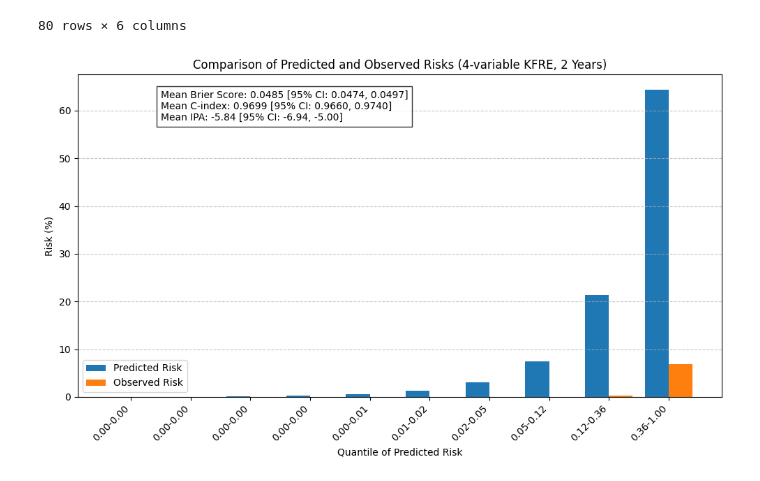
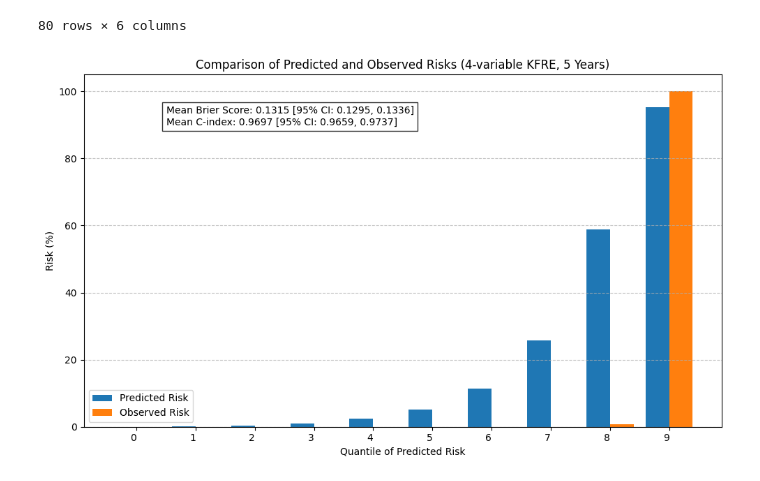
Before and after one commit to leungkcofficial/tarot, a Jupyter notebook: code/kfre.ipynb, the cells around one changed output. Cells and saved outputs as stored; diff of their text form; code cells hidden in the pictures.

```diff
--- a/code/kfre.ipynb
+++ b/code/kfre.ipynb
@@ -390,42 +427,42 @@ risk_plot_df
 # %%
 import matplotlib.pyplot as plt
 
-plot_data = risk_plot_df.loc[(risk_plot_df['KFRE'] == '4v2y') & (risk_plot_df['Time Point'] == 730)]
+plot_data = risk_plot_df.loc[(risk_plot_df['KFRE'] == '4v5y') & (risk_plot_df['Time Point'] == 1825)]
 # Extract metrics dynamically from final_df
-metrics_row = final_df[(final_df['time'] == 730) & (final_df['column'] == '4v2y')].iloc[0]
+metrics_row = final_df[(final_df['time'] == 1825) & (final_df['column'] == '4v5y')].iloc[0]
 metrics_text = (
     f"Mean Brier Score: {metrics_row['mean_brier']:.4f} [95% CI: {metrics_row['ci_lower_brier']:.4f}, {metrics_row['ci_upper_brier']:.4f}]\n"
-    f"Mean C-index: {metrics_row['mean_c_index']:.4f} [95% CI: {metrics_row['ci_lower_c_index']:.4f}, {metrics_row['ci_upper_c_index']:.4f}]\n"
-    f"Mean IPA: {metrics_row['mean_ipa']:.2f} [95% CI: {metrics_row['ci_lower_ipa']:.2f}, {metrics_row['ci_upper_ipa']:.2f}]"
+    f"Mean C-index: {metrics_row['mean_c_index']:.4f} [95% CI: {metrics_row['ci_lower_c_index']:.4f}, {metrics_row['ci_upper_c_index']:.4f}]"
+    # f"Mean IPA: {metrics_row['mean_ipa']:.2f} [95% CI: {metrics_row['ci_lower_ipa']:.2f}, {metrics_row['ci_upper_ipa']:.2f}]"
 )
 
 # Plot
 plt.figure(figsize=(10, 6))
 x = plot_data['Quantile']
 width = 0.4  # width of the bars
 
 # Plot predicted and observed risks
 plt.bar(x - width/2, plot_data['Predicted'], width=width, label='Predicted Risk')
 plt.bar(x + width/2, plot_data['Observed'], width=width, label='Observed Risk')
 
 # Add labels and title
 plt.xlabel('Quantile of Predicted Risk')
 plt.ylabel('Risk (%)')
-plt.title('Comparison of Predicted and Observed Risks (4-variable KFRE, 2 Years)')
-plt.xticks(ticks=x, labels=plot_data['Quantile Label'], rotation=45, ha='right')
+plt.title('Comparison of Predicted and Observed Risks (4-variable KFRE, 5 Years)')
+plt.xticks(ticks=x, labels=plot_data['Quantile'], ha='right')
 plt.legend()
 plt.grid(axis='y', linestyle='--', alpha=0.7)
 
 text_x = 0.5  # X-coordinate for the text annotations
 text_y = max(plot_data['Predicted'].max(), plot_data['Observed'].max()) * 0.9  # Position the text at 90% of the highest bar
 plt.text(text_x, text_y, metrics_text, fontsize=10, bbox=dict(facecolor='white', alpha=0.8))
 
 plt.tight_layout()
 
 # Save the plot as JPEG with 1000 DPI
-output_path = "/mnt/d/PYDataScience/g3_regress/data/results/4v2y_risk_comparison.jpeg"
+output_path = "/mnt/d/PYDataScience/g3_regress/data/results/4v5y_risk_comparison.jpeg"
 plt.savefig(output_path, format="jpeg", dpi=1000)
 plt.show()
 plt.close()
 # %% [output]
-[figure, old version]
+[figure, new version]
```
Also changed, not shown: parts of 4 cells of this notebook, 11 other files.
